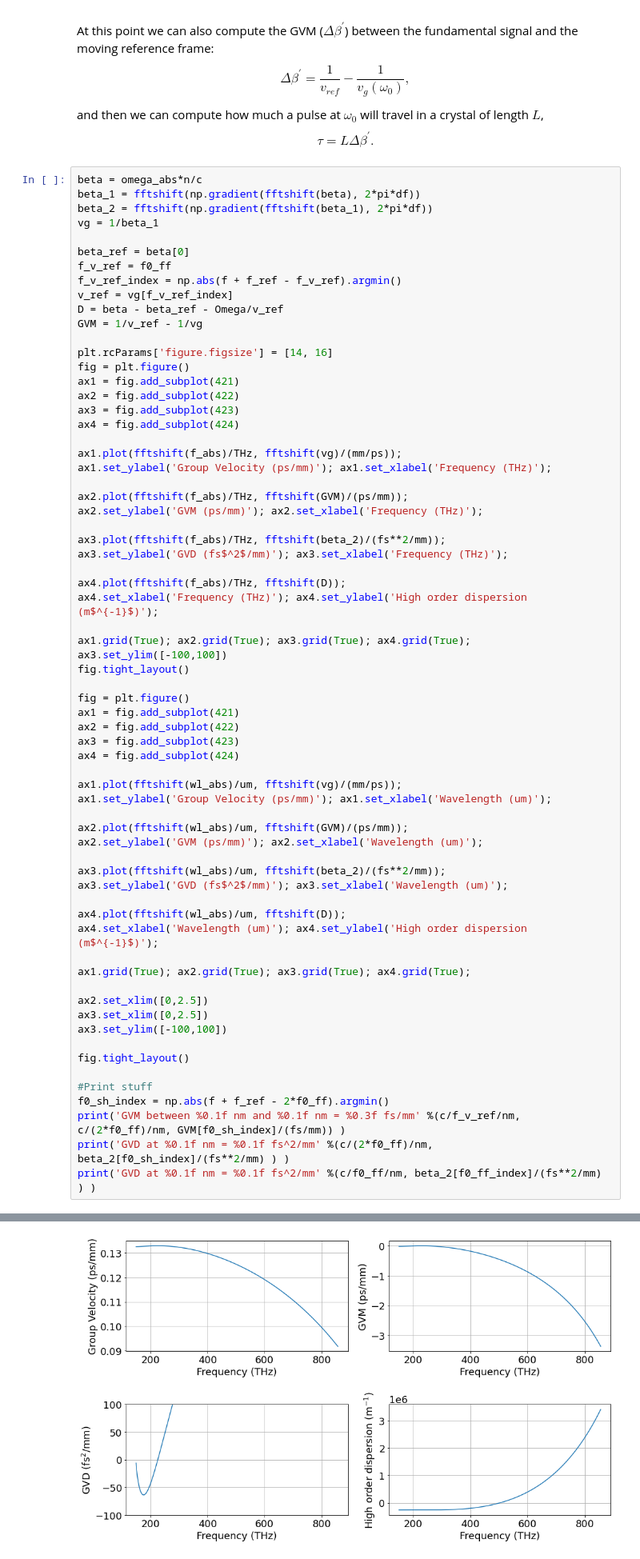
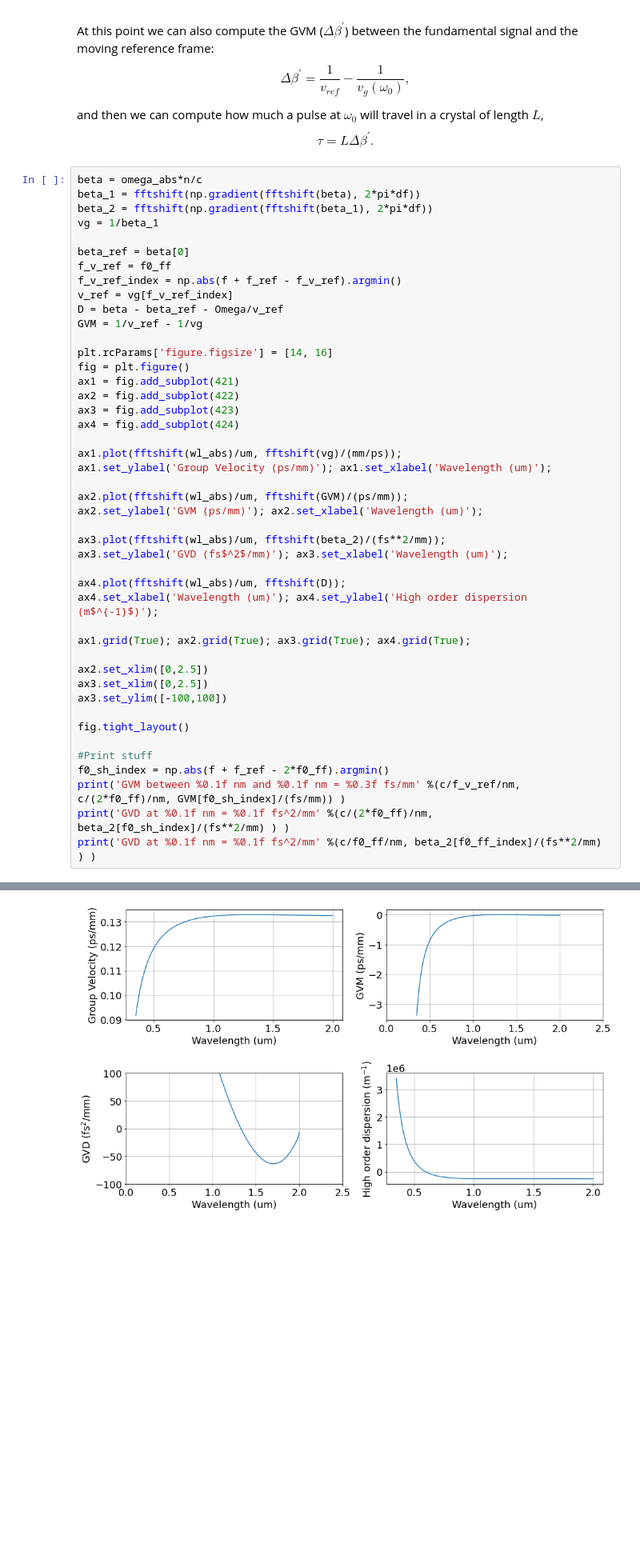
Before and after one commit to ledezmaluism/snow, a Jupyter notebook: Notebooks/SCG_JPL.ipynb, the cells around one changed output, grey strips where cells are left out. Shown at 80% size. Saved outputs shown, nothing was run; the diff lists cells and outputs as text; blank space fills up the shorter version.

```diff
--- a/Notebooks/SCG_JPL.ipynb
+++ b/Notebooks/SCG_JPL.ipynb
@@ -175,28 +175,6 @@ D = beta - beta_ref - Omega/v_ref
 GVM = 1/v_ref - 1/vg
 
 plt.rcParams['figure.figsize'] = [14, 16]
-fig = plt.figure()
-ax1 = fig.add_subplot(421)
-ax2 = fig.add_subplot(422)
-ax3 = fig.add_subplot(423)
-ax4 = fig.add_subplot(424)
-
-ax1.plot(fftshift(f_abs)/THz, fftshift(vg)/(mm/ps));
-ax1.set_ylabel('Group Velocity (ps/mm)'); ax1.set_xlabel('Frequency (THz)');
-
-ax2.plot(fftshift(f_abs)/THz, fftshift(GVM)/(ps/mm));
-ax2.set_ylabel('GVM (ps/mm)'); ax2.set_xlabel('Frequency (THz)');
-
-ax3.plot(fftshift(f_abs)/THz, fftshift(beta_2)/(fs**2/mm));
-ax3.set_ylabel('GVD (fs$^2$/mm)'); ax3.set_xlabel('Frequency (THz)');
-
-ax4.plot(fftshift(f_abs)/THz, fftshift(D));
-ax4.set_xlabel('Frequency (THz)'); ax4.set_ylabel('High order dispersion (m$^{-1}$)');
-
-ax1.grid(True); ax2.grid(True); ax3.grid(True); ax4.grid(True);
-ax3.set_ylim([-100,100])
-fig.tight_layout()
-
 fig = plt.figure()
 ax1 = fig.add_subplot(421)
 ax2 = fig.add_subplot(422)
@@ -235 +213 @@ GVD at 1559.0 nm = -53.6 fs^2/mm
-[figure, old version]
+[figure, new version]
```
Also changed, not shown: parts of 3 cells of this notebook.
